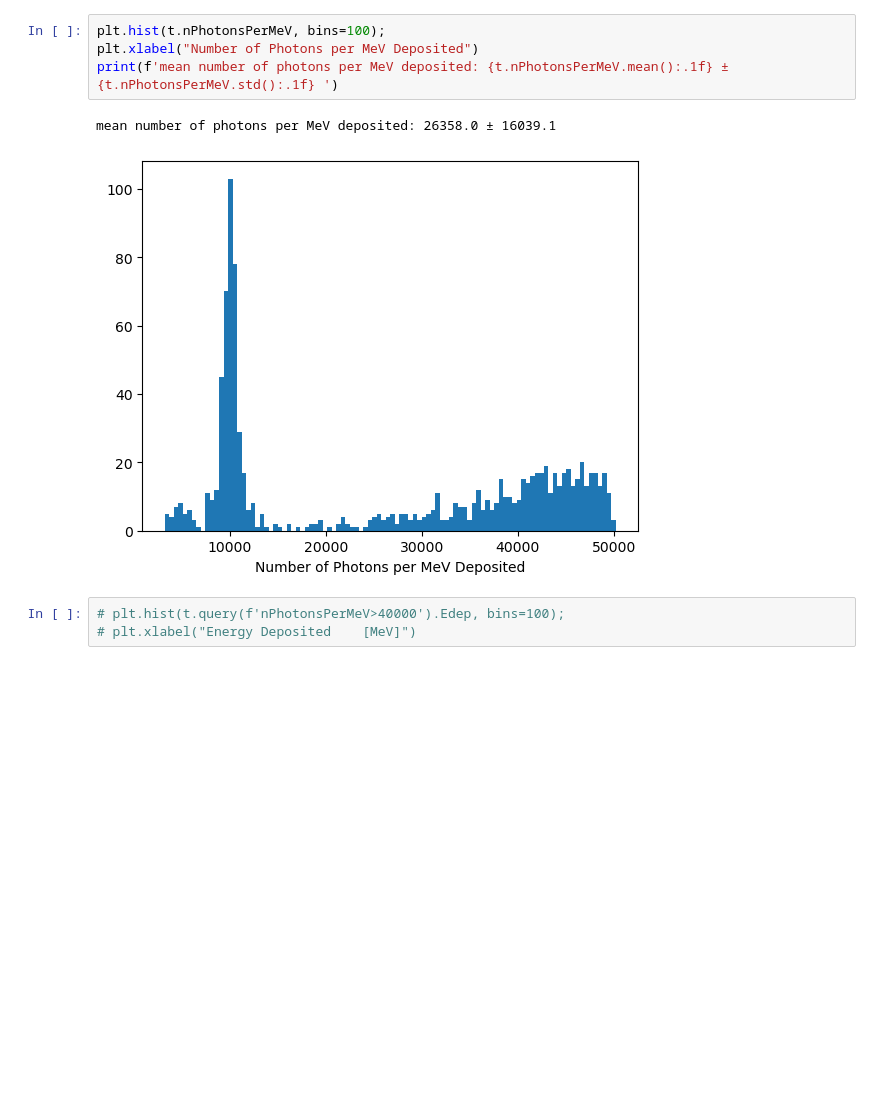
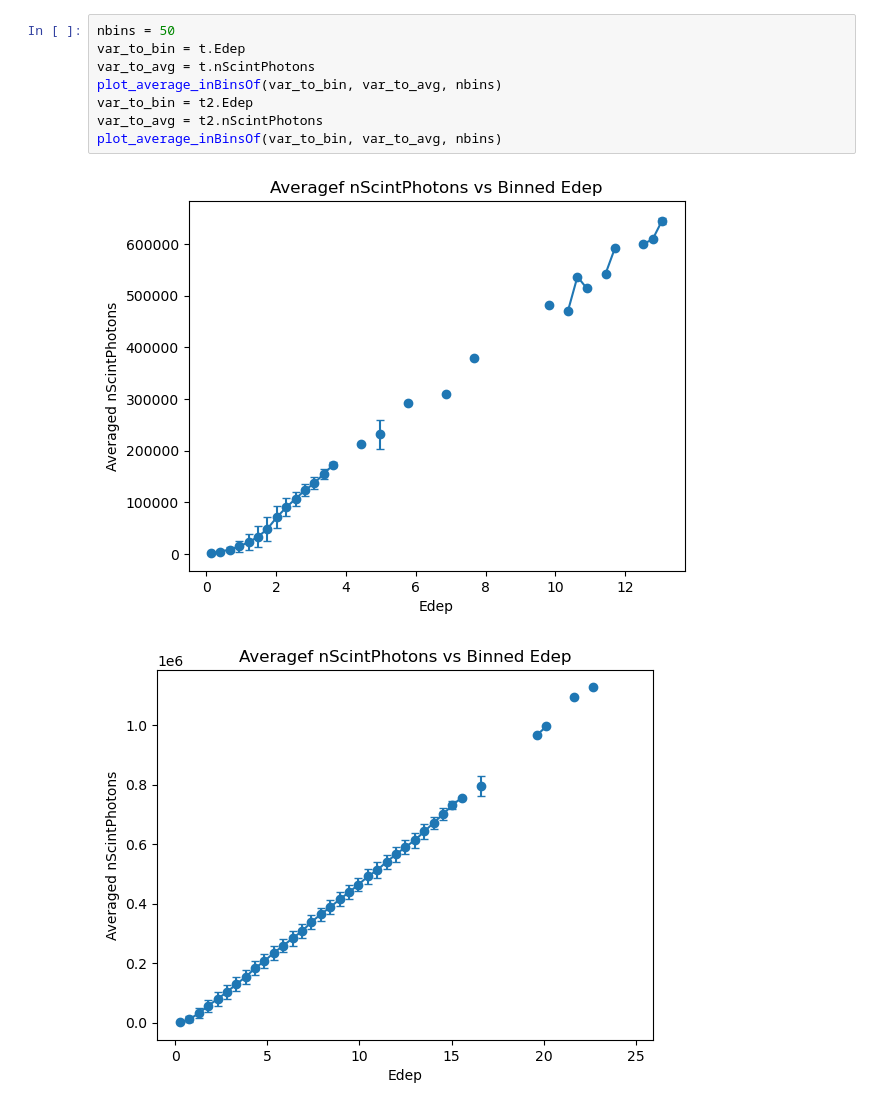
Before and after one commit to eberthol/G4_LAr, a Jupyter notebook: inspect_rootfile.ipynb, the cells around one changed output. Cells and saved outputs as stored; diff of their text form; blank space fills up the shorter version.

```diff
--- a/inspect_rootfile.ipynb
+++ b/inspect_rootfile.ipynb
@@ -101,10 +182,11 @@ plt.show()
-# %%
-plt.hist(t.nPhotonsPerMeV, bins=100);
-plt.xlabel("Number of Photons per MeV Deposited")
-print(f'mean number of photons per MeV deposited: {t.nPhotonsPerMeV.mean():.1f} ± {t.nPhotonsPerMeV.std():.1f} ')
-# %% [output]
-mean number of photons per MeV deposited: 26358.0 ± 16039.1
-[figure, removed]
-# %%
-# plt.hist(t.query(f'nPhotonsPerMeV>40000').Edep, bins=100);
-# plt.xlabel("Energy Deposited    [MeV]")
+# %%
+nbins = 50
+var_to_bin = t.Edep
+var_to_avg = t.nScintPhotons
+plot_average_inBinsOf(var_to_bin, var_to_avg, nbins)
+var_to_bin = t2.Edep
+var_to_avg = t2.nScintPhotons
+plot_average_inBinsOf(var_to_bin, var_to_avg, nbins)
+# %% [output]
+[figure, added]
+[figure, added]
```
Also changed, not shown: parts of 17 cells of this notebook, 6 other files.
